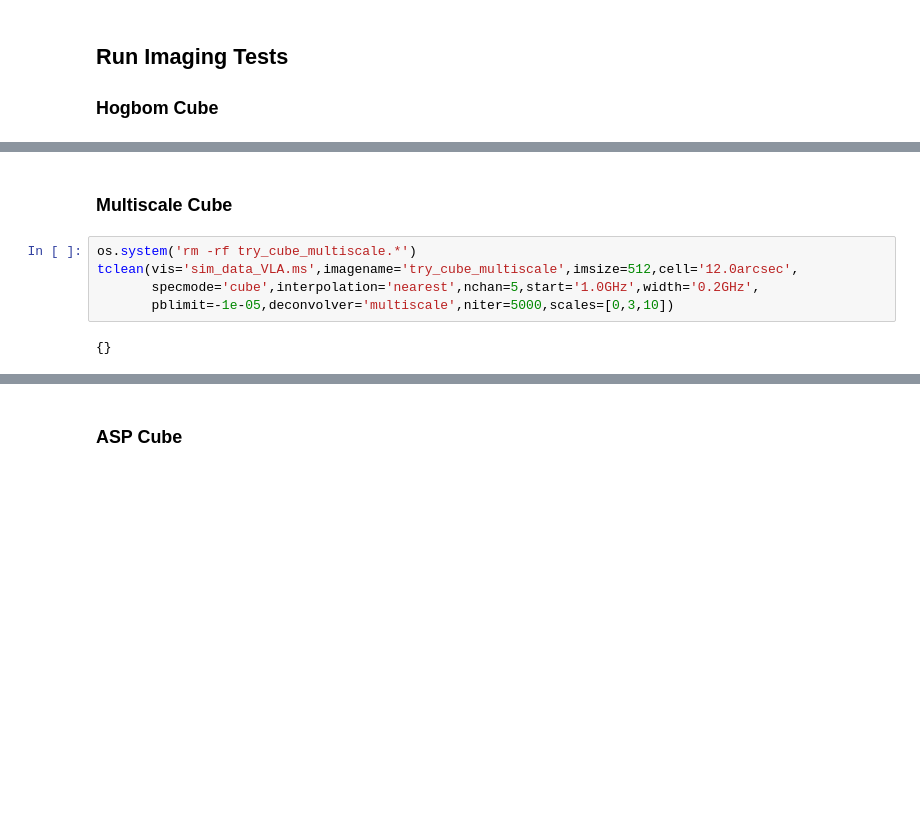
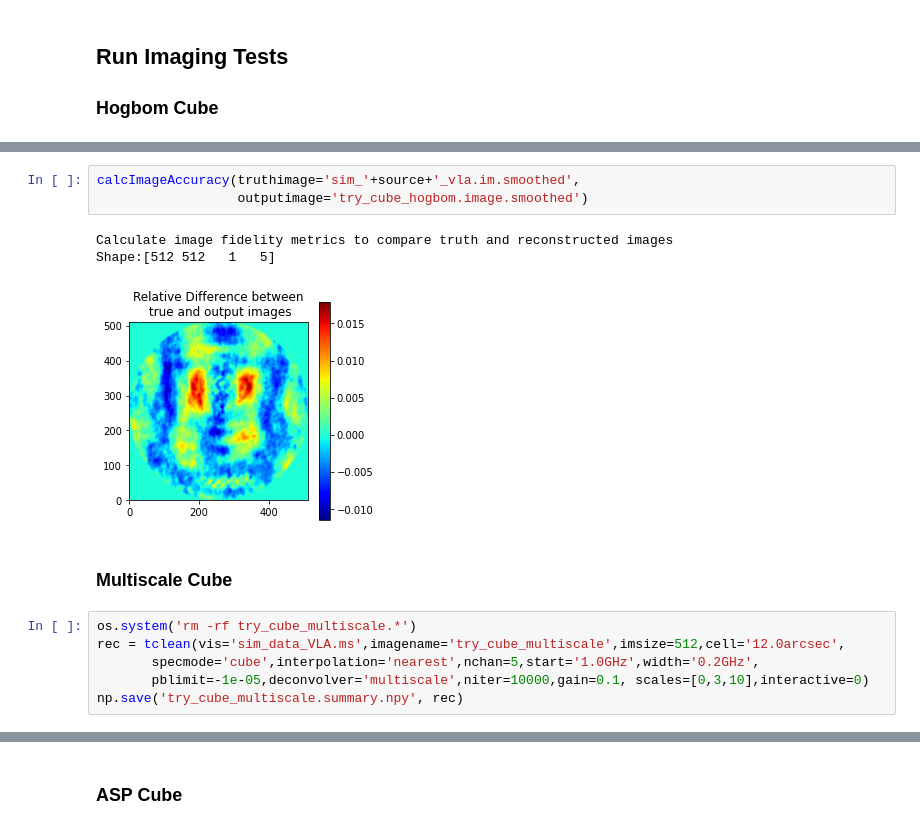
Before and after one commit to urvashirau/Simulation-in-CASA, a Jupyter notebook: Multiscale_Wideband_Imaging/Sim_Multiscale_Wideband_Demo.ipynb, the cells around one changed output, grey strips where cells are left out. Drawn from its saved outputs; the diff is of its cells as text; blank space fills up the shorter version.

Commit message:
added metrics

```diff
--- a/Multiscale_Wideband_Imaging/Sim_Multiscale_Wideband_Demo.ipynb
+++ b/Multiscale_Wideband_Imaging/Sim_Multiscale_Wideband_Demo.ipynb
@@ -167,12 +206,18 @@ Save outputs
+# %%
+calcImageAccuracy(truthimage='sim_'+source+'_vla.im.smoothed',
+                  outputimage='try_cube_hogbom.image.smoothed')
+# %% [output]
+Calculate image fidelity metrics to compare truth and reconstructed images
+Shape:[512 512   1   5]
+[figure, added]
 # %% [markdown]
 ### Multiscale Cube
 # %%
 os.system('rm -rf try_cube_multiscale.*')
-tclean(vis='sim_data_VLA.ms',imagename='try_cube_multiscale',imsize=512,cell='12.0arcsec',
+rec = tclean(vis='sim_data_VLA.ms',imagename='try_cube_multiscale',imsize=512,cell='12.0arcsec',
        specmode='cube',interpolation='nearest',nchan=5,start='1.0GHz',width='0.2GHz',
-       pblimit=-1e-05,deconvolver='multiscale',niter=5000,scales=[0,3,10])
+       pblimit=-1e-05,deconvolver='multiscale',niter=10000,gain=0.1, scales=[0,3,10],interactive=0)
+np.save('try_cube_multiscale.summary.npy', rec)
-# %% [output]
-{}
 # %%
 display_image(imprefix='try_cube_multiscale')
 # %% [output]
```
Also changed, not shown: parts of 30 cells of this notebook, 2 other files.
